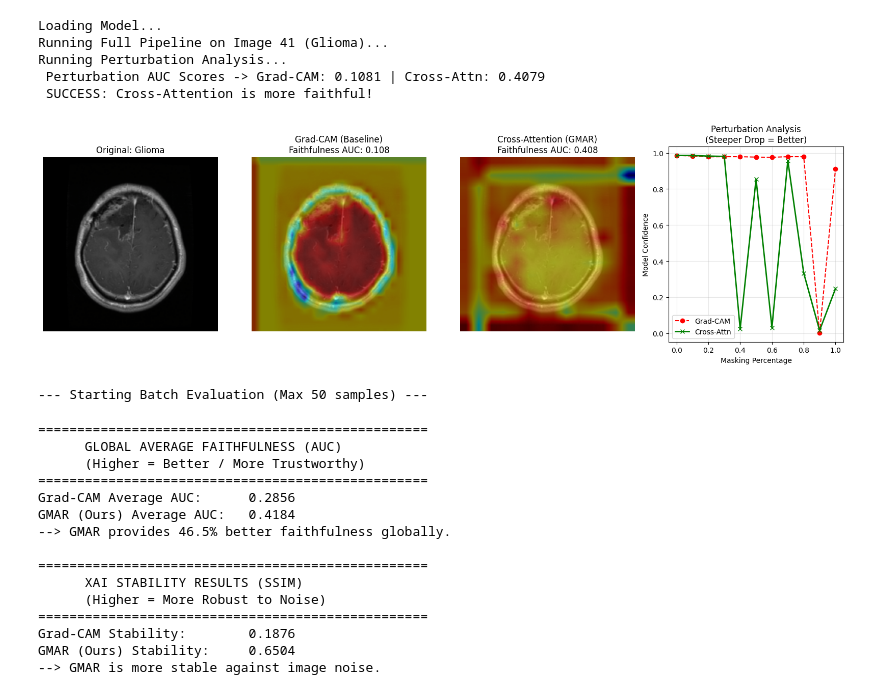
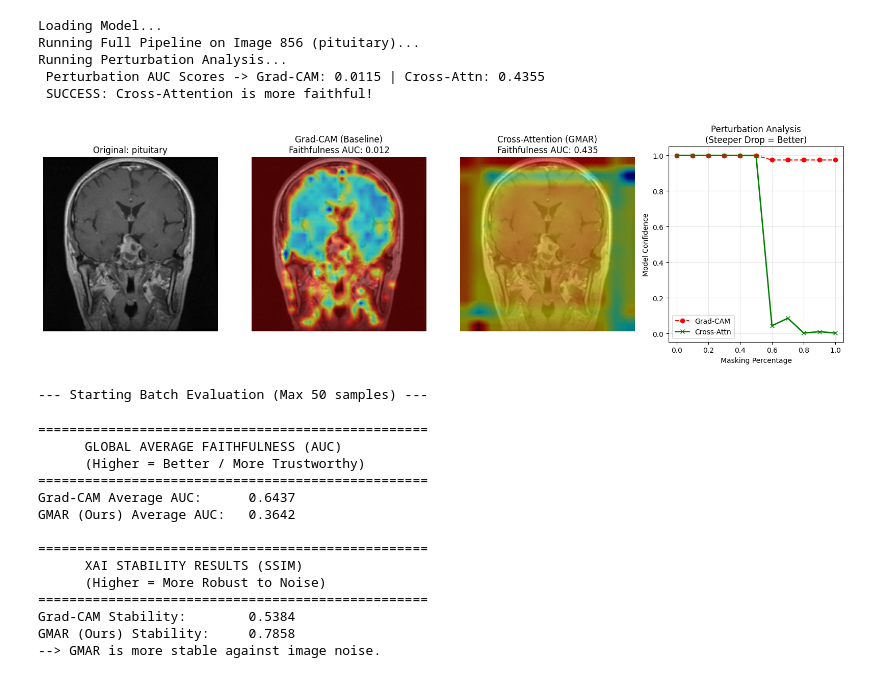
Before and after one commit to Sree14hari/ADA-XAI-MRI, a Jupyter notebook: xai.ipynb, the cells around one changed output. Drawn from its saved outputs; the diff is of its cells as text; code cells hidden in the pictures.

```diff
--- a/xai.ipynb
+++ b/xai.ipynb
@@ -291,40 +291,40 @@ def run_full_xai_pipeline(model, img_tensor, label_name, device):
 # ==========================================
 if __name__ == "__main__":
     DEVICE = "cuda" if torch.cuda.is_available() else "cpu"
-    MODEL_PATH = "figshare_finetuned_best.pth"
-    DATA_DIR = "Figsplit/test"
+    MODEL_PATH = "BMTK_model.pth"
+    DATA_DIR = "BTMK/test"
 
     # 1. Load Model
     print("Loading Model...")
-    model = HybridEva02_DCNN_GMAR(model_name='eva02_tiny_patch14_224.mim_in22k', num_classes=3).to(DEVICE)
+    model = HybridEva02_DCNN_GMAR(model_name='eva02_tiny_patch14_224.mim_in22k', num_classes=4).to(DEVICE)
     model.load_state_dict(torch.load(MODEL_PATH, map_location=DEVICE), strict=False)
 
     # 2. Load Random Image
     transform = transforms.Compose([
         transforms.Resize((224, 224)),
         transforms.ToTensor(),
         transforms.Normalize([0.485,0.456,0.406],[0.229,0.224,0.225])
     ])
 
     dataset = datasets.ImageFolder(DATA_DIR, transform=transform)
     import random
     idx = random.randint(0, len(dataset)-1)
 
     img_tensor, label_idx = dataset[idx]
     label_name = dataset.classes[label_idx]
     img_tensor = img_tensor.unsqueeze(0).to(DEVICE)
 
     print(f"Running Full Pipeline on Image {idx} ({label_name})...")
 
     # 3. RUN IT
     run_full_xai_pipeline(model, img_tensor, label_name, DEVICE)
 # %% [output]
 Loading Model...
-Running Full Pipeline on Image 41 (Glioma)...
+Running Full Pipeline on Image 856 (pituitary)...
 Running Perturbation Analysis...
- Perturbation AUC Scores -> Grad-CAM: 0.1081 | Cross-Attn: 0.4079
+ Perturbation AUC Scores -> Grad-CAM: 0.0115 | Cross-Attn: 0.4355
  SUCCESS: Cross-Attention is more faithful!
-[figure, old version]
+[figure, new version]
 # %%
 import torch
 import numpy as np
@@ -486,16 +486,15 @@ if __name__ == "__main__":
       GLOBAL AVERAGE FAITHFULNESS (AUC)
       (Higher = Better / More Trustworthy)
 ==================================================
-Grad-CAM Average AUC:      0.2856
-GMAR (Ours) Average AUC:   0.4184
---> GMAR provides 46.5% better faithfulness globally.
+Grad-CAM Average AUC:      0.6437
+GMAR (Ours) Average AUC:   0.3642
 
 ==================================================
       XAI STABILITY RESULTS (SSIM)
       (Higher = More Robust to Noise)
 ==================================================
-Grad-CAM Stability:        0.1876
-GMAR (Ours) Stability:     0.6504
+Grad-CAM Stability:        0.5384
+GMAR (Ours) Stability:     0.7858
 --> GMAR is more stable against image noise.
 # %%
 import numpy as np
```
Also changed, not shown: parts of 1 cell of this notebook, 6 other files.
